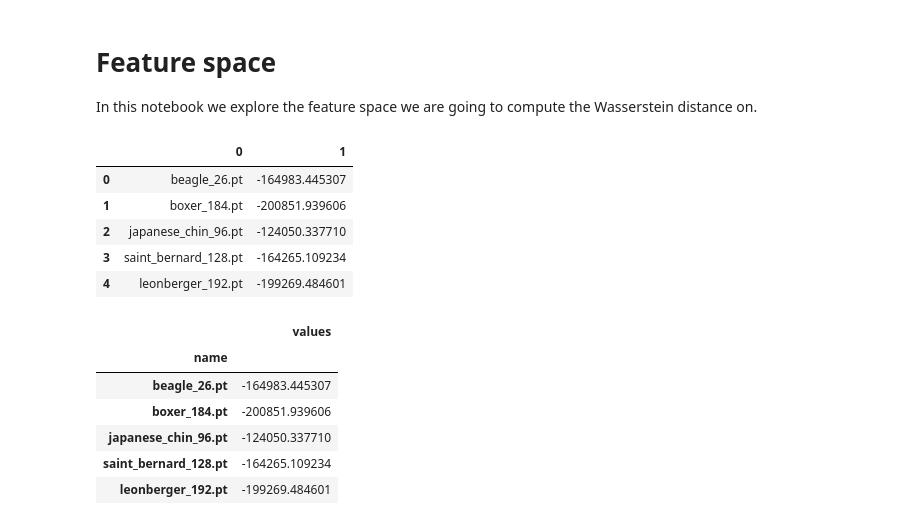
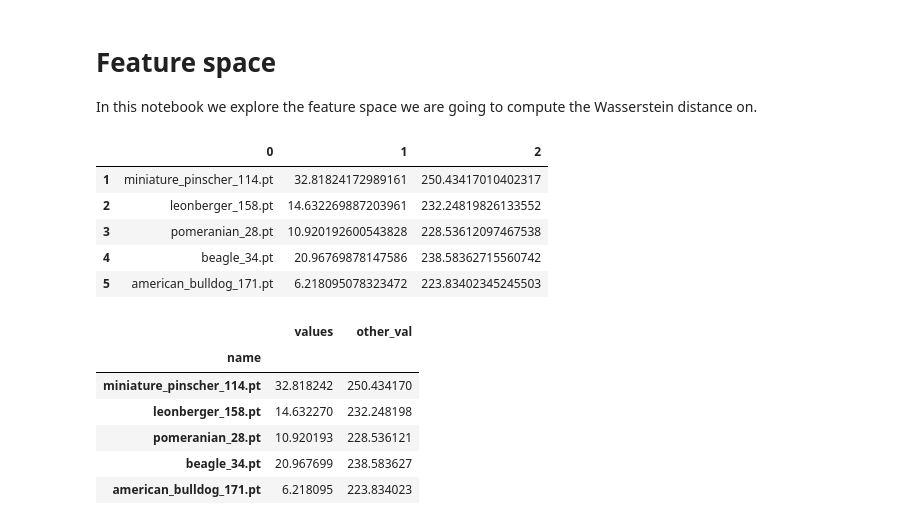
Before and after one commit to nobias-project/OT-ICNN-bias, a Jupyter notebook: notebooks/Feature spaces.ipynb, the cells around one changed output. Saved outputs shown, nothing was run; the diff lists cells and outputs as text; code cells hidden in the pictures.

```diff
--- a/notebooks/Feature spaces.ipynb
+++ b/notebooks/Feature spaces.ipynb
@@ -30,27 +49,29 @@ data = src.datasets.Pet_Features("../data/oxford-iiit-pet/resnet50")
 # %%
 dataloader = torch.utils.data.DataLoader(data, batch_size=1)
 # %%
-results = pd.read_csv("../results/Results_Pet_resnet50/convex_f_39_results.csv", header = None)
+results = pd.read_csv("../results/Results_Pet_resnet50/convex_f_40_results.csv", header = None)
+results.drop(0, inplace = True)
 results.head()
 # %% [output]
-|  | 0 | 1 |
-| 0 | beagle_26.pt | -164983.445307 |
-| 1 | boxer_184.pt | -200851.939606 |
-| 2 | japanese_chin_96.pt | -124050.337710 |
-| 3 | saint_bernard_128.pt | -164265.109234 |
-| 4 | leonberger_192.pt | -199269.484601 |
+|  | 0 | 1 | 2 |
+| 1 | miniature_pinscher_114.pt | 32.81824172989161 | 250.43417010402317 |
+| 2 | leonberger_158.pt | 14.632269887203961 | 232.24819826133552 |
+| 3 | pomeranian_28.pt | 10.920192600543828 | 228.53612097467538 |
+| 4 | beagle_34.pt | 20.96769878147586 | 238.58362715560742 |
+| 5 | american_bulldog_171.pt | 6.218095078323472 | 223.83402345245503 |
 # %%
-results.columns = ["name", "values"]
+results.columns = ["name", "values", "other_val"]
 results.set_index("name", inplace=True)
+results = results.astype(float)
 results.head()
 # %% [output]
-|  | values |
-| name |  |
-| beagle_26.pt | -164983.445307 |
-| boxer_184.pt | -200851.939606 |
-| japanese_chin_96.pt | -124050.337710 |
-| saint_bernard_128.pt | -164265.109234 |
-| leonberger_192.pt | -199269.484601 |
+|  | values | other_val |
+| name |  |  |
+| miniature_pinscher_114.pt | 32.818242 | 250.434170 |
+| leonberger_158.pt | 14.632270 | 232.248198 |
+| pomeranian_28.pt | 10.920193 | 228.536121 |
+| beagle_34.pt | 20.967699 | 238.583627 |
+| american_bulldog_171.pt | 6.218095 | 223.834023 |
 # %%
 sample_space = list()
 is_cat = list()
```
Also changed, not shown: parts of 19 cells of this notebook, 3 other files.
